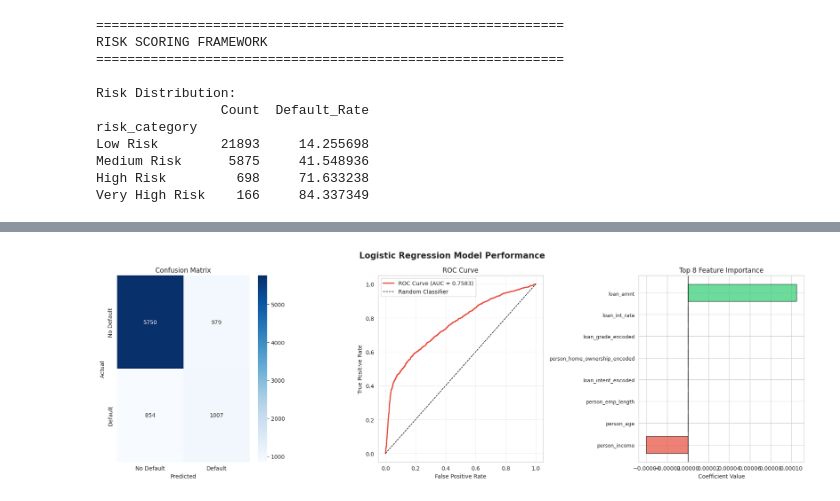
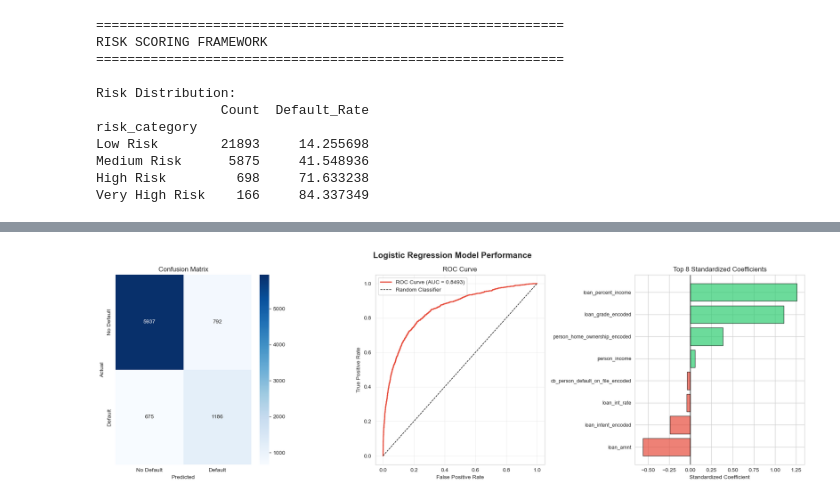
Before and after one commit to JAYANSHUBADLANI/Kaggle-Exercise-JB, a Jupyter notebook: jayanshu-badlani-du-ms-project-2.ipynb, the cells around one changed output, grey strips where cells are left out. Drawn from its saved outputs; the diff is of its cells as text; code cells hidden in the pictures.

```diff
--- a/jayanshu-badlani-du-ms-project-2.ipynb
+++ b/jayanshu-badlani-du-ms-project-2.ipynb
@@ -303,6 +309,16 @@ y = df_model['loan_status']
 X_train, X_test, y_train, y_test = train_test_split(X, y, test_size=0.3,
                                                       random_state=42, stratify=y)
 
+# Standardize features. Unscaled, loan_amnt (thousands) and loan_percent_income
+# (0 to 1) sit on wildly different numeric scales, which makes the lbfgs solver's
+# optimization surface ill-conditioned: it does not converge within max_iter and the
+# coefficients it stops at are not stable across runs or machines. Scaling on the
+# training set only, and applying that same transform to the test set, avoids both
+# problems and makes the coefficients below genuinely comparable to each other.
+scaler = StandardScaler()
+X_train = scaler.fit_transform(X_train)
+X_test = scaler.transform(X_test)
+
 print(f"Training set: {len(X_train)} samples ({len(X_train)/len(df)*100:.1f}%)")
 print(f"Test set: {len(X_test)} samples ({len(X_test)/len(df)*100:.1f}%)")
 print(f"\nDefault rate in training set: {y_train.mean()*100:.2f}%")
@@ -625,36 +641,36 @@ cm = confusion_matrix(y_test, y_pred)
 sns.heatmap(cm, annot=True, fmt='d', cmap='Blues', ax=ax1,
             xticklabels=['No Default', 'Default'],
             yticklabels=['No Default', 'Default'])
 ax1.set_xlabel('Predicted')
 ax1.set_ylabel('Actual')
 ax1.set_title('Confusion Matrix')
 
 # 2. ROC Curve
 ax2 = axes[1]
 fpr, tpr, thresholds = roc_curve(y_test, y_pred_proba)
 ax2.plot(fpr, tpr, color='#e74c3c', linewidth=2, label=f'ROC Curve (AUC = {roc_auc:.4f})')
 ax2.plot([0, 1], [0, 1], 'k--', linewidth=1, label='Random Classifier')
 ax2.set_xlabel('False Positive Rate')
 ax2.set_ylabel('True Positive Rate')
 ax2.set_title('ROC Curve')
 ax2.legend()
 ax2.grid(True, alpha=0.3)
 
 # 3. Feature Importance
 ax3 = axes[2]
 top_features = feature_importance.head(8).sort_values('Coefficient')
 colors_feat = ['#e74c3c' if x < 0 else '#2ecc71' for x in top_features['Coefficient']]
 ax3.barh(range(len(top_features)), top_features['Coefficient'], color=colors_feat, alpha=0.7, edgecolor='black')
 ax3.set_yticks(range(len(top_features)))
 ax3.set_yticklabels(top_features['Feature'], fontsize=9)
-ax3.set_xlabel('Coefficient Value')
-ax3.set_title('Top 8 Feature Importance')
+ax3.set_xlabel('Standardized Coefficient')
+ax3.set_title('Top 8 Standardized Coefficients')
 ax3.axvline(0, color='black', linewidth=1)
 
 plt.tight_layout()
 plt.show()
 # %% [output]
-[figure, old version]
+[figure, new version]
 # %%
 fig, axes = plt.subplots(1, 2, figsize=(16, 6))
 fig.suptitle('Risk Segmentation Analysis', fontsize=15, fontweight='bold')
```
Also changed, not shown: parts of 9 cells of this notebook.
